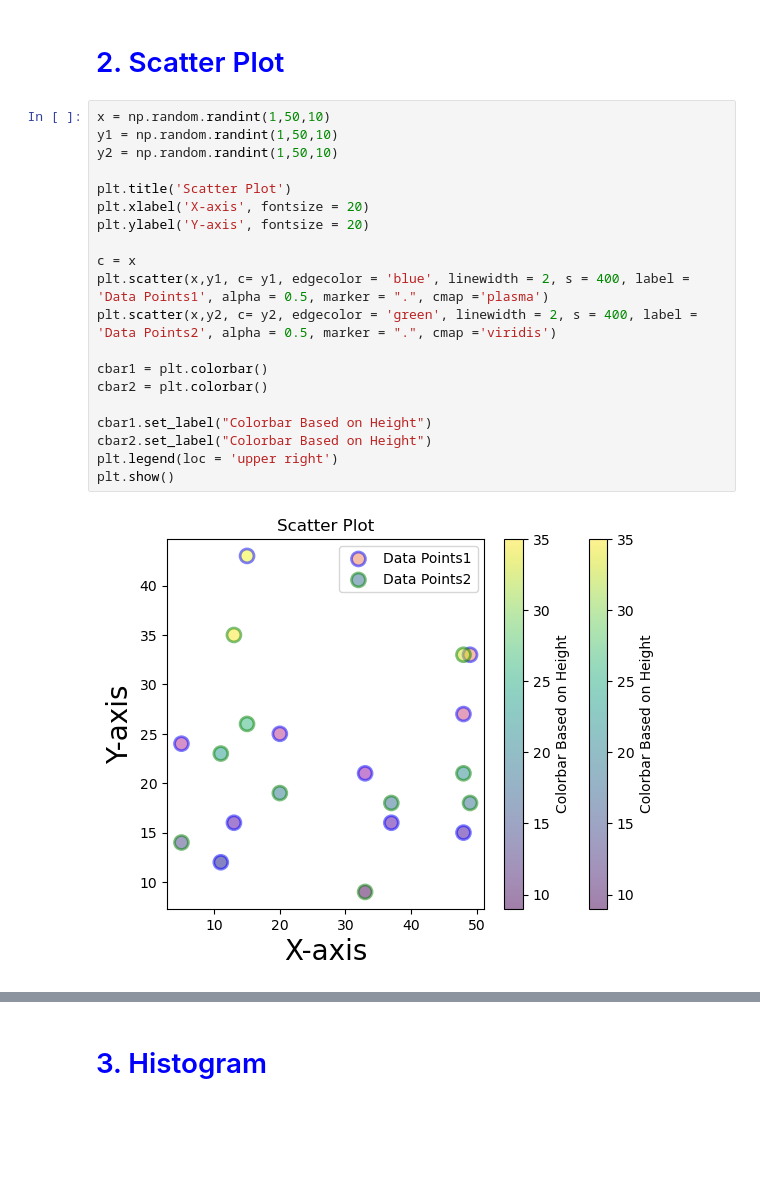
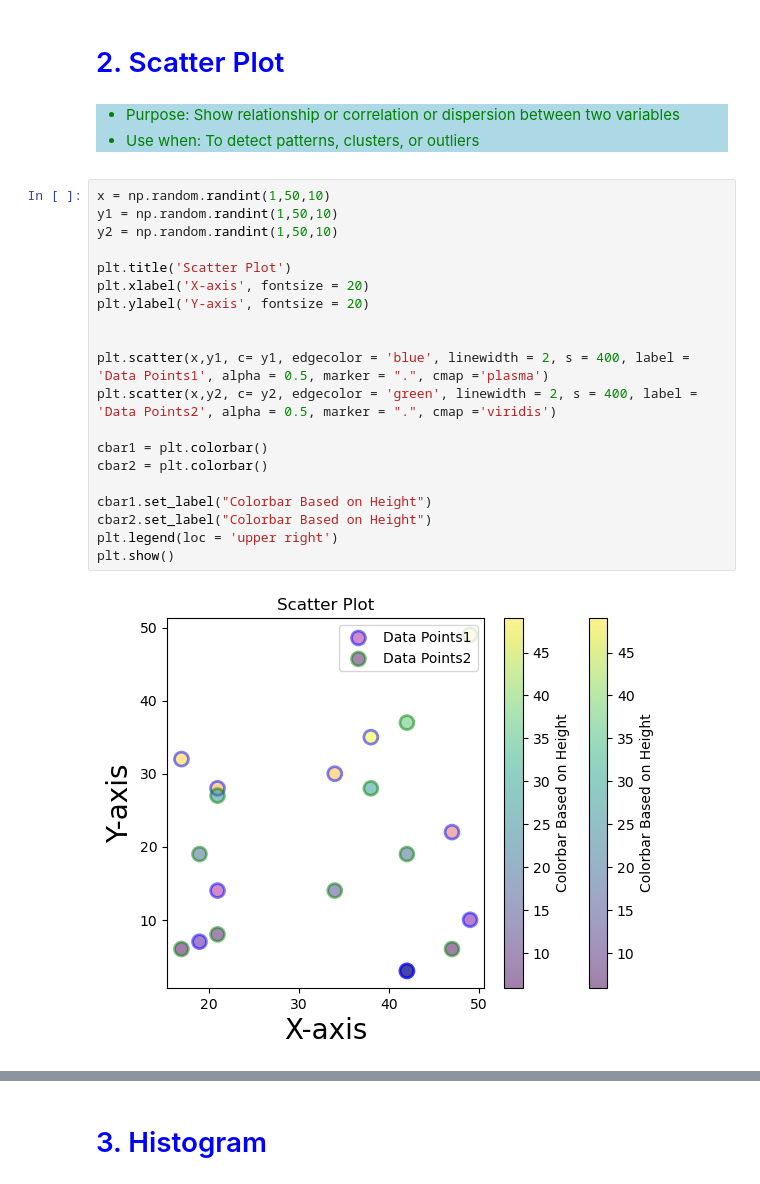
Before and after one commit to Kartika-Nidhi/Libraries_for_DS, a Jupyter notebook: Matplotlib.ipynb, the cells around one changed output, grey strips where cells are left out. Drawn from its saved outputs; the diff is of its cells as text; blank space fills up the shorter version.

```diff
--- a/Matplotlib.ipynb
+++ b/Matplotlib.ipynb
@@ -117,28 +123,34 @@ plt.show()
 <div></div>
 # %% [markdown]
 <h1 style = "color:blue">2. Scatter Plot
+# %% [markdown]
+<div style = "background-color:lightblue; color:green">
+<ul>
+<li>Purpose: Show relationship or correlation or dispersion between two variables</li>
+<li>Use when: To detect patterns, clusters, or outliers</li>
+</ul>
 # %%
 x = np.random.randint(1,50,10)
 y1 = np.random.randint(1,50,10)
 y2 = np.random.randint(1,50,10)
 
 plt.title('Scatter Plot')
 plt.xlabel('X-axis', fontsize = 20)
 plt.ylabel('Y-axis', fontsize = 20)
 
-c = x
+
 plt.scatter(x,y1, c= y1, edgecolor = 'blue', linewidth = 2, s = 400, label = 'Data Points1', alpha = 0.5, marker = ".", cmap ='plasma')
 plt.scatter(x,y2, c= y2, edgecolor = 'green', linewidth = 2, s = 400, label = 'Data Points2', alpha = 0.5, marker = ".", cmap ='viridis')
 
 cbar1 = plt.colorbar()
 cbar2 = plt.colorbar()
 
 cbar1.set_label("Colorbar Based on Height")
 cbar2.set_label("Colorbar Based on Height")
 plt.legend(loc = 'upper right')
 plt.show()
 # %% [output]
-[figure, old version]
+[figure, new version]
 # %% [markdown]
 <div></div>
 # %% [markdown]
```
Also changed, not shown: parts of 7 cells of this notebook.
